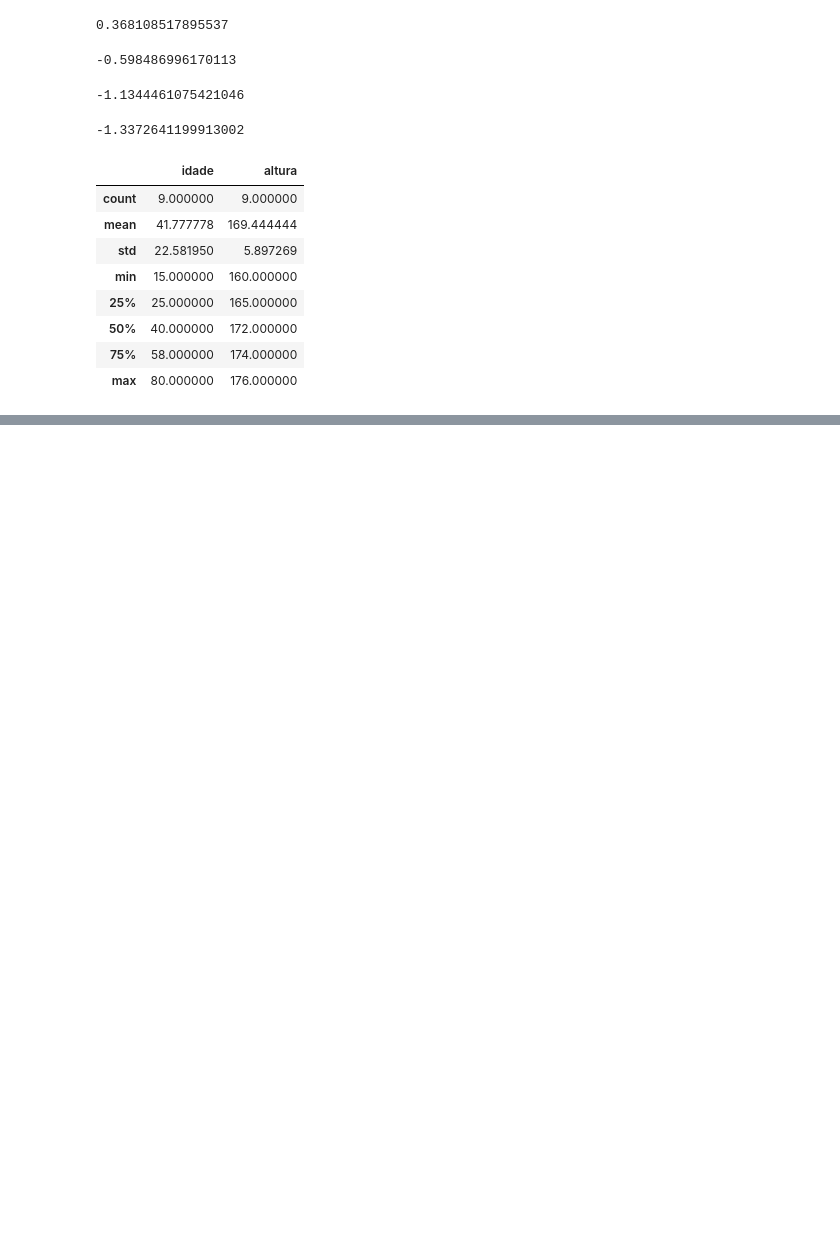
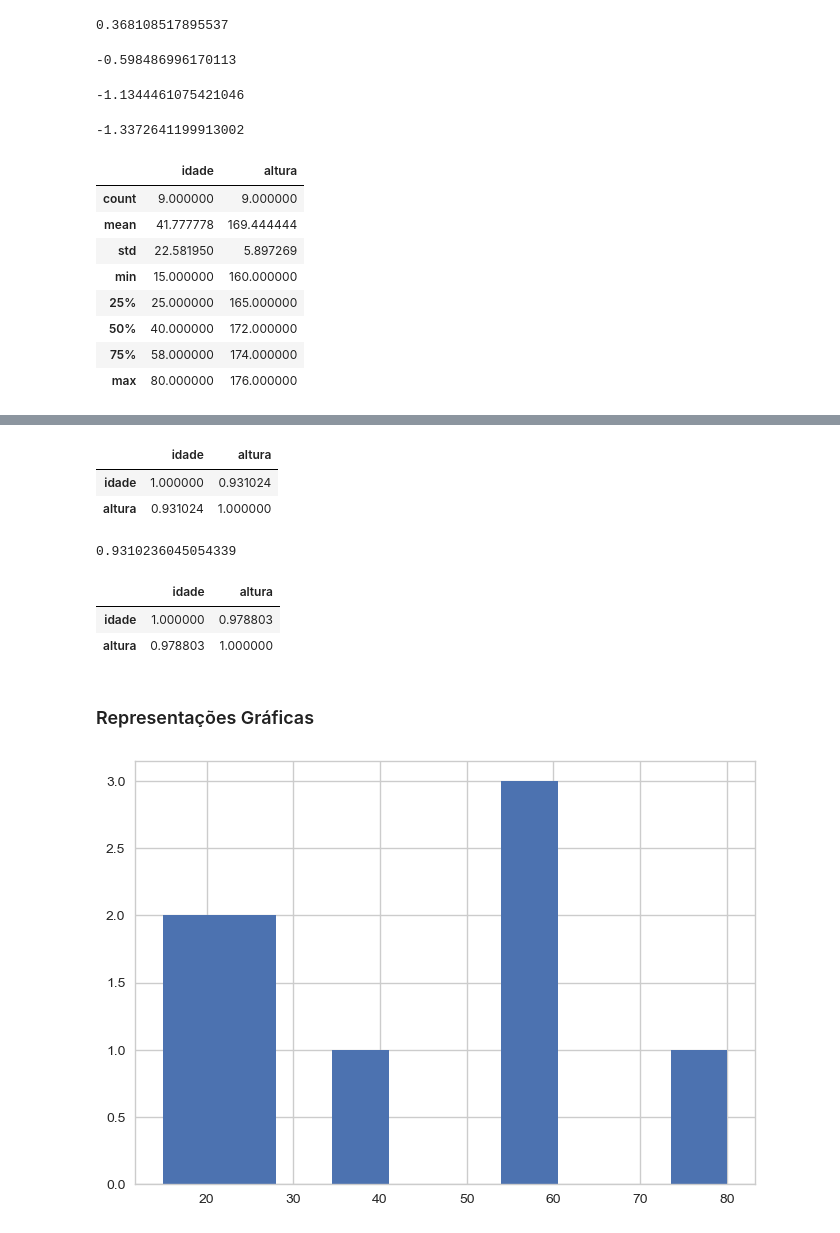
Before and after one commit to jouaraujo/ia_rocketseat, a Jupyter notebook: estatistica_devs.ipynb, the cells around one changed output, grey strips where cells are left out. Saved outputs shown, nothing was run; the diff lists cells and outputs as text; code cells hidden in the pictures; blank space fills up the shorter version.

```diff
--- a/estatistica_devs.ipynb
+++ b/estatistica_devs.ipynb
@@ -107,0 +110,30 @@ df_medidas.describe()
+# %%
+# Correlação do DataFrame, segundo Pearson
+df_medidas.corr(method='pearson')
+# %% [output]
+|  | idade | altura |
+| idade | 1.000000 | 0.931024 |
+| altura | 0.931024 | 1.000000 |
+# %%
+# Correlação entre duas variáveis
+df_medidas.idade.corr(df_medidas.altura)
+# %% [output]
+0.9310236045054339
+# %%
+# Correlação do DataFrame, segundo Spearman
+df_medidas.corr(method='spearman')
+# %% [output]
+|  | idade | altura |
+| idade | 1.000000 | 0.978803 |
+| altura | 0.978803 | 1.000000 |
+# %% [markdown]
+### Representações Gráficas
+# %%
+import matplotlib.pyplot as plt
+plt.style.use('seaborn-v0_8-whitegrid')
+# %%
+# Histograma - Idade
+df_medidas.idade.hist()
+plt.show()
+# %% [output]
+[figure, added]
```
Also changed, not shown: parts of 16 cells of this notebook.
